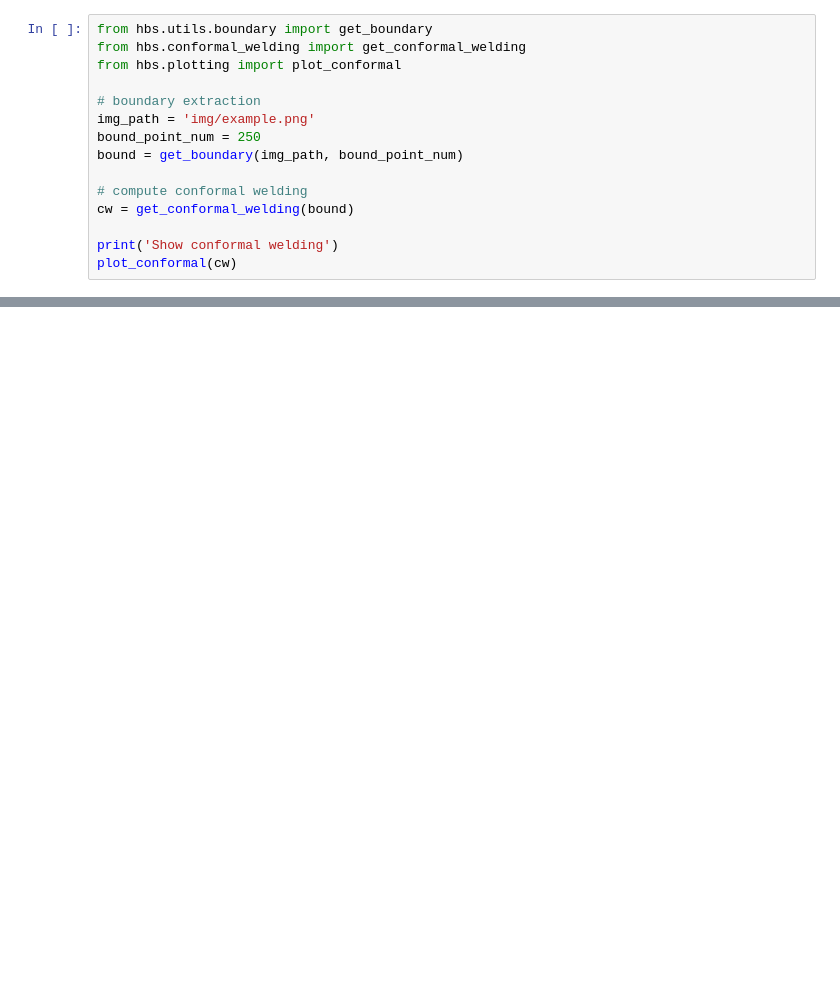
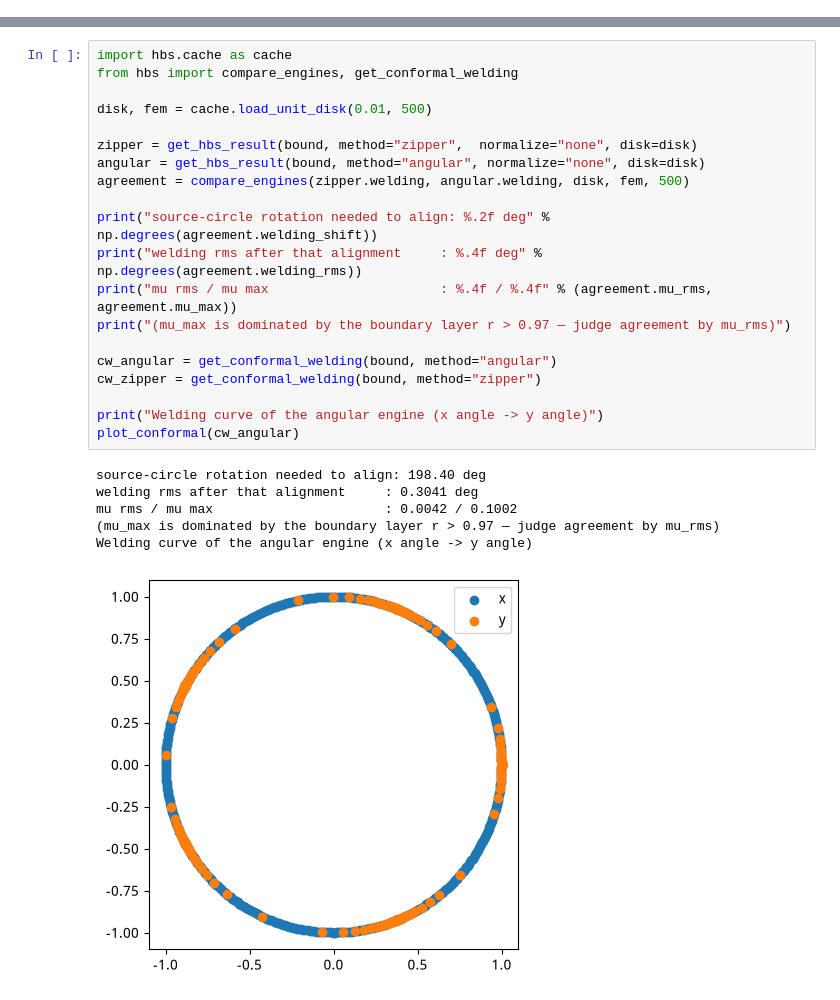
Before and after one commit to ChanceAroundYou/hbs_python, a Jupyter notebook: example.ipynb, the cells around one changed output, grey strips where cells are left out. Cells and saved outputs as stored; diff of their text form; blank space fills up the shorter version.

```diff
--- a/example.ipynb
+++ b/example.ipynb
@@ -78,15 +163,0 @@ An example of computing conformal welding
-# %%
-from hbs.utils.boundary import get_boundary
-from hbs.conformal_welding import get_conformal_welding
-from hbs.plotting import plot_conformal
-
-# boundary extraction
-img_path = 'img/example.png'
-bound_point_num = 250
-bound = get_boundary(img_path, bound_point_num)
-
-# compute conformal welding
-cw = get_conformal_welding(bound)
-
-print('Show conformal welding')
-plot_conformal(cw)
@@ -95,0 +175,27 @@ Show conformal welding
+# %%
+import hbs.cache as cache
+from hbs import compare_engines, get_conformal_welding
+
+disk, fem = cache.load_unit_disk(0.01, 500)
+
+zipper = get_hbs_result(bound, method="zipper",  normalize="none", disk=disk)
+angular = get_hbs_result(bound, method="angular", normalize="none", disk=disk)
+agreement = compare_engines(zipper.welding, angular.welding, disk, fem, 500)
+
+print("source-circle rotation needed to align: %.2f deg" % np.degrees(agreement.welding_shift))
+print("welding rms after that alignment     : %.4f deg" % np.degrees(agreement.welding_rms))
+print("mu rms / mu max                      : %.4f / %.4f" % (agreement.mu_rms, agreement.mu_max))
+print("(mu_max is dominated by the boundary layer r > 0.97 — judge agreement by mu_rms)")
+
+cw_angular = get_conformal_welding(bound, method="angular")
+cw_zipper = get_conformal_welding(bound, method="zipper")
+
+print("Welding curve of the angular engine (x angle -> y angle)")
+plot_conformal(cw_angular)
+# %% [output]
+source-circle rotation needed to align: 198.40 deg
+welding rms after that alignment     : 0.3041 deg
+mu rms / mu max                      : 0.0042 / 0.1002
+(mu_max is dominated by the boundary layer r > 0.97 — judge agreement by mu_rms)
+Welding curve of the angular engine (x angle -> y angle)
+[figure, added]
```
Also changed, not shown: parts of 21 cells of this notebook, 2 other files.
